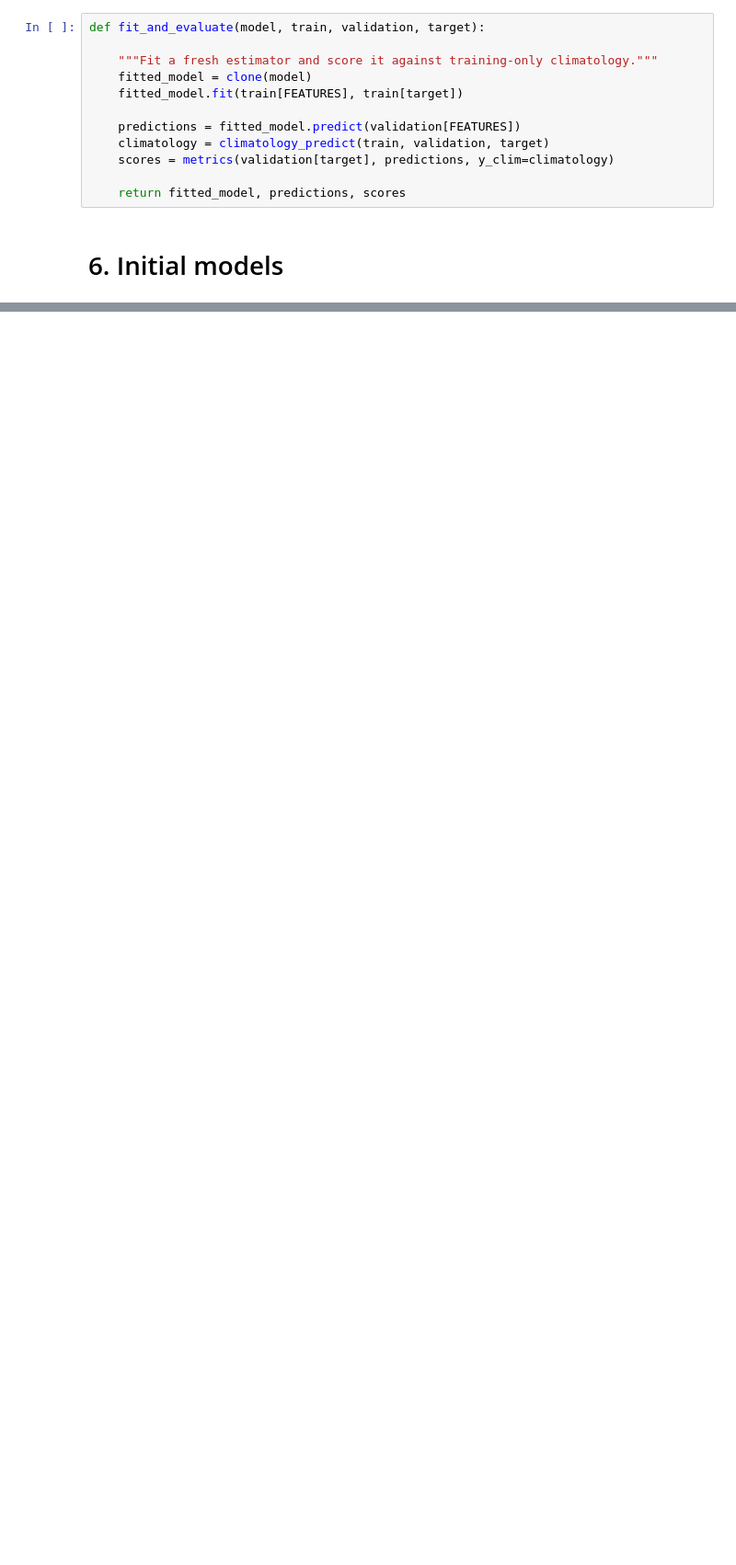
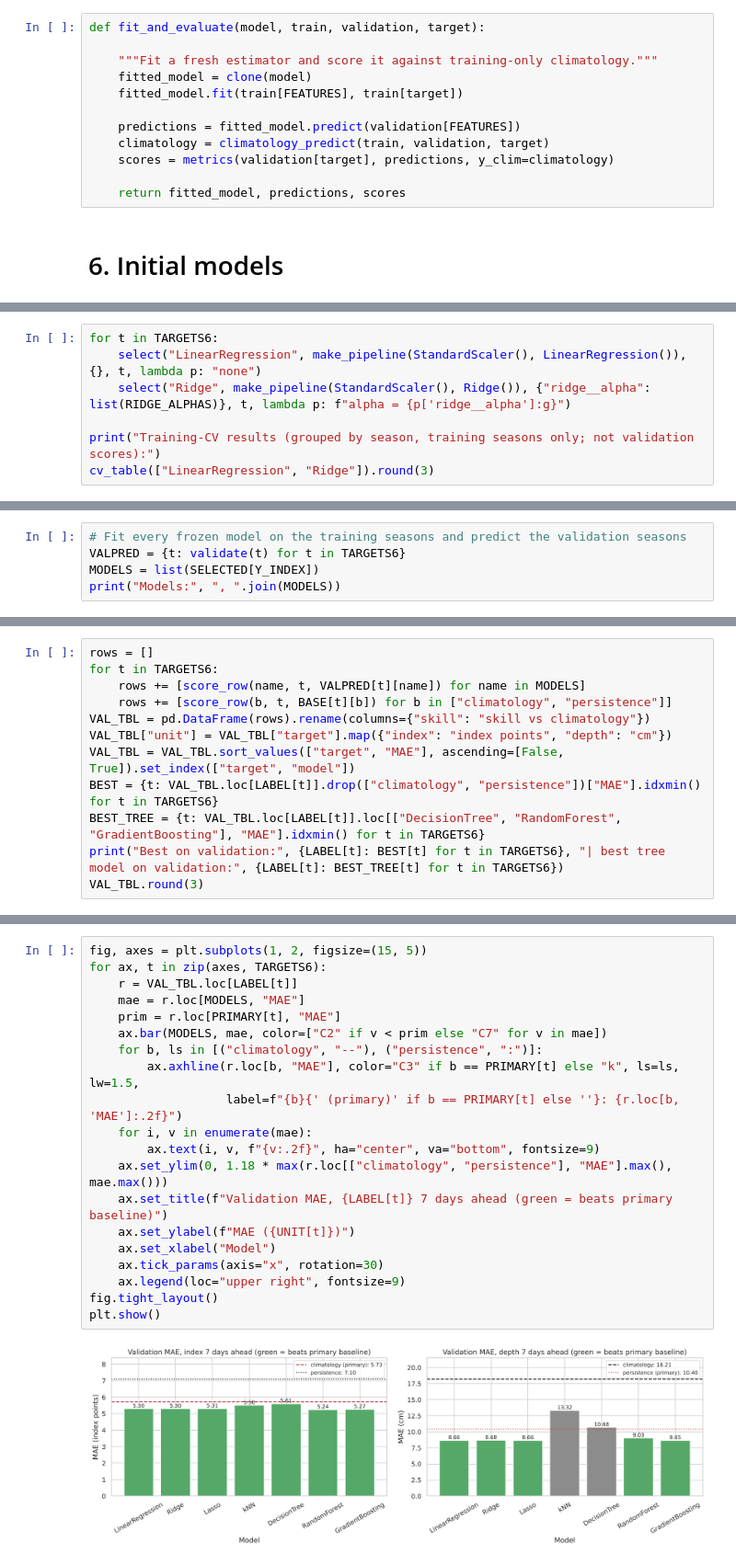
Before and after one commit to LiviaJonnatan/snowpredict, a Jupyter notebook: MS3.ipynb, the cells around one changed output, grey strips where cells are left out. Shown at 92% size. Saved outputs shown, nothing was run; the diff lists cells and outputs as text; blank space fills up the shorter version.

```diff
--- a/MS3.ipynb
+++ b/MS3.ipynb
@@ -745,0 +822,7 @@ def fit_and_evaluate(model, train, validation, target):
+# %%
+for t in TARGETS6:
+    select("LinearRegression", make_pipeline(StandardScaler(), LinearRegression()), {}, t, lambda p: "none")
+    select("Ridge", make_pipeline(StandardScaler(), Ridge()), {"ridge__alpha": list(RIDGE_ALPHAS)}, t, lambda p: f"alpha = {p['ridge__alpha']:g}")
+
+print("Training-CV results (grouped by season, training seasons only; not validation scores):")
+cv_table(["LinearRegression", "Ridge"]).round(3)
@@ -745,0 +890,5 @@ def fit_and_evaluate(model, train, validation, target):
+# %%
+# Fit every frozen model on the training seasons and predict the validation seasons
+VALPRED = {t: validate(t) for t in TARGETS6}
+MODELS = list(SELECTED[Y_INDEX])
+print("Models:", ", ".join(MODELS))
@@ -745,0 +905,12 @@ def fit_and_evaluate(model, train, validation, target):
+# %%
+rows = []
+for t in TARGETS6:
+    rows += [score_row(name, t, VALPRED[t][name]) for name in MODELS]
+    rows += [score_row(b, t, BASE[t][b]) for b in ["climatology", "persistence"]]
+VAL_TBL = pd.DataFrame(rows).rename(columns={"skill": "skill vs climatology"})
+VAL_TBL["unit"] = VAL_TBL["target"].map({"index": "index points", "depth": "cm"})
+VAL_TBL = VAL_TBL.sort_values(["target", "MAE"], ascending=[False, True]).set_index(["target", "model"])
+BEST = {t: VAL_TBL.loc[LABEL[t]].drop(["climatology", "persistence"])["MAE"].idxmin() for t in TARGETS6}
+BEST_TREE = {t: VAL_TBL.loc[LABEL[t]].loc[["DecisionTree", "RandomForest", "GradientBoosting"], "MAE"].idxmin() for t in TARGETS6}
+print("Best on validation:", {LABEL[t]: BEST[t] for t in TARGETS6}, "| best tree model on validation:", {LABEL[t]: BEST_TREE[t] for t in TARGETS6})
+VAL_TBL.round(3)
@@ -745,0 +943,22 @@ def fit_and_evaluate(model, train, validation, target):
+# %%
+fig, axes = plt.subplots(1, 2, figsize=(15, 5))
+for ax, t in zip(axes, TARGETS6):
+    r = VAL_TBL.loc[LABEL[t]]
+    mae = r.loc[MODELS, "MAE"]
+    prim = r.loc[PRIMARY[t], "MAE"]
+    ax.bar(MODELS, mae, color=["C2" if v < prim else "C7" for v in mae])
+    for b, ls in [("climatology", "--"), ("persistence", ":")]:
+        ax.axhline(r.loc[b, "MAE"], color="C3" if b == PRIMARY[t] else "k", ls=ls, lw=1.5,
+                   label=f"{b}{' (primary)' if b == PRIMARY[t] else ''}: {r.loc[b, 'MAE']:.2f}")
+    for i, v in enumerate(mae):
+        ax.text(i, v, f"{v:.2f}", ha="center", va="bottom", fontsize=9)
+    ax.set_ylim(0, 1.18 * max(r.loc[["climatology", "persistence"], "MAE"].max(), mae.max()))
+    ax.set_title(f"Validation MAE, {LABEL[t]} 7 days ahead (green = beats primary baseline)")
+    ax.set_ylabel(f"MAE ({UNIT[t]})")
+    ax.set_xlabel("Model")
+    ax.tick_params(axis="x", rotation=30)
+    ax.legend(loc="upper right", fontsize=9)
+fig.tight_layout()
+plt.show()
+# %% [output]
+[figure, added]
```
Also changed, not shown: parts of 57 cells of this notebook.
